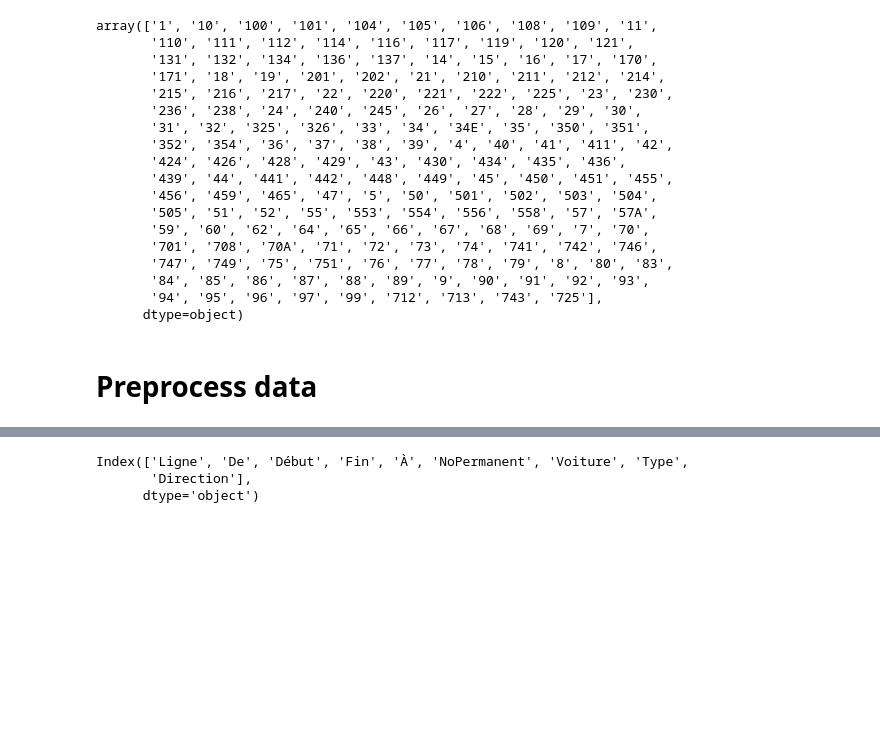
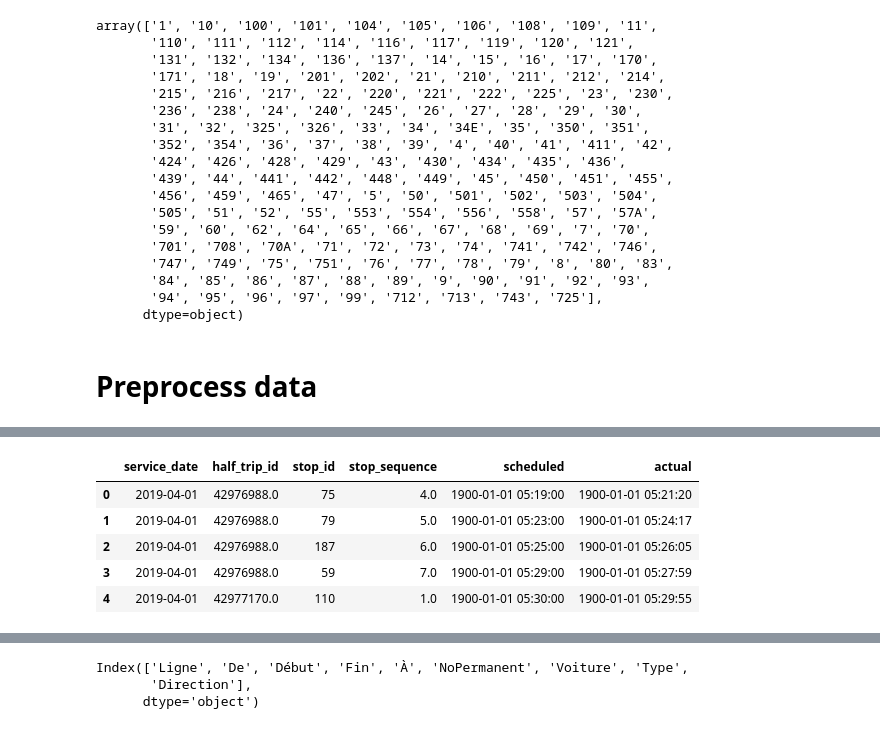
Before and after one commit to notAlex2/pgm-public-transit, a Jupyter notebook: main.ipynb, the cells around one changed output, grey strips where cells are left out. Drawn from its saved outputs; the diff is of its cells as text; code cells hidden in the pictures; blank space fills up the shorter version.

```diff
--- a/main.ipynb
+++ b/main.ipynb
@@ -237,0 +209,13 @@ array(['1', '10', '100', '101', '104', '105', '106', '108', '109', '11',
+# %%
+target_columns = ["service_date", "half_trip_id", "stop_id", "stop_sequence", "scheduled", "actual"]
+target_rows = [('route_id', '01'),('direction', 'Inbound')]
+df3 = load_targets_from_csvs(target_columns, target_rows)
+# %%
+df3.head(5)
+# %% [output]
+|  | service_date | half_trip_id | stop_id | stop_sequence | scheduled | actual |
+| 0 | 2019-04-01 | 42976988.0 | 75 | 4.0 | 1900-01-01 05:19:00 | 1900-01-01 05:21:20 |
+| 1 | 2019-04-01 | 42976988.0 | 79 | 5.0 | 1900-01-01 05:23:00 | 1900-01-01 05:24:17 |
+| 2 | 2019-04-01 | 42976988.0 | 187 | 6.0 | 1900-01-01 05:25:00 | 1900-01-01 05:26:05 |
+| 3 | 2019-04-01 | 42976988.0 | 59 | 7.0 | 1900-01-01 05:29:00 | 1900-01-01 05:27:59 |
+| 4 | 2019-04-01 | 42977170.0 | 110 | 1.0 | 1900-01-01 05:30:00 | 1900-01-01 05:29:55 |
```
Also changed, not shown: parts of 12 cells of this notebook.
